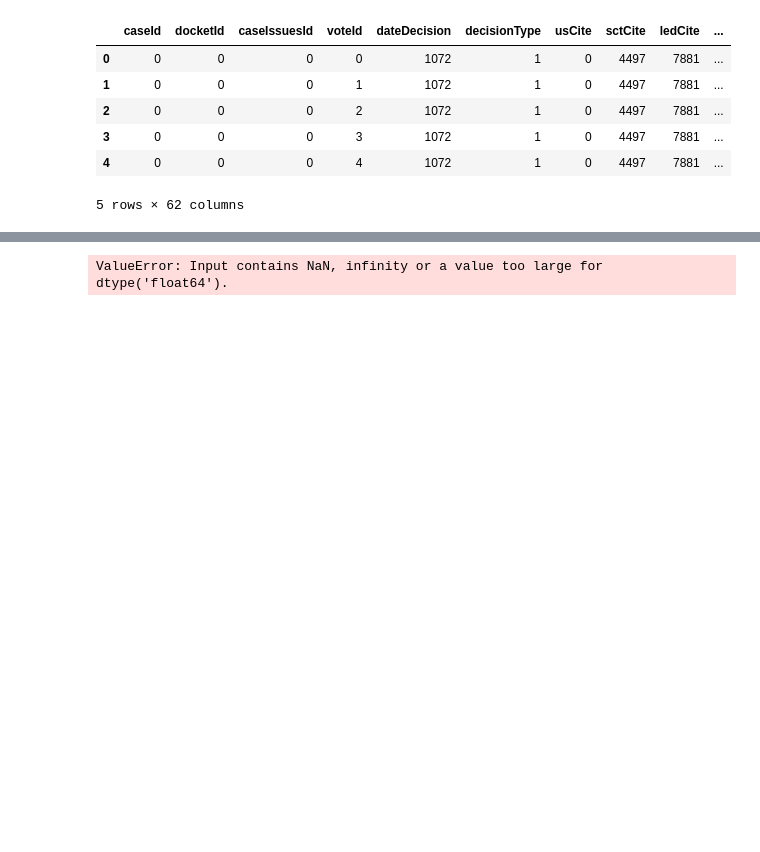
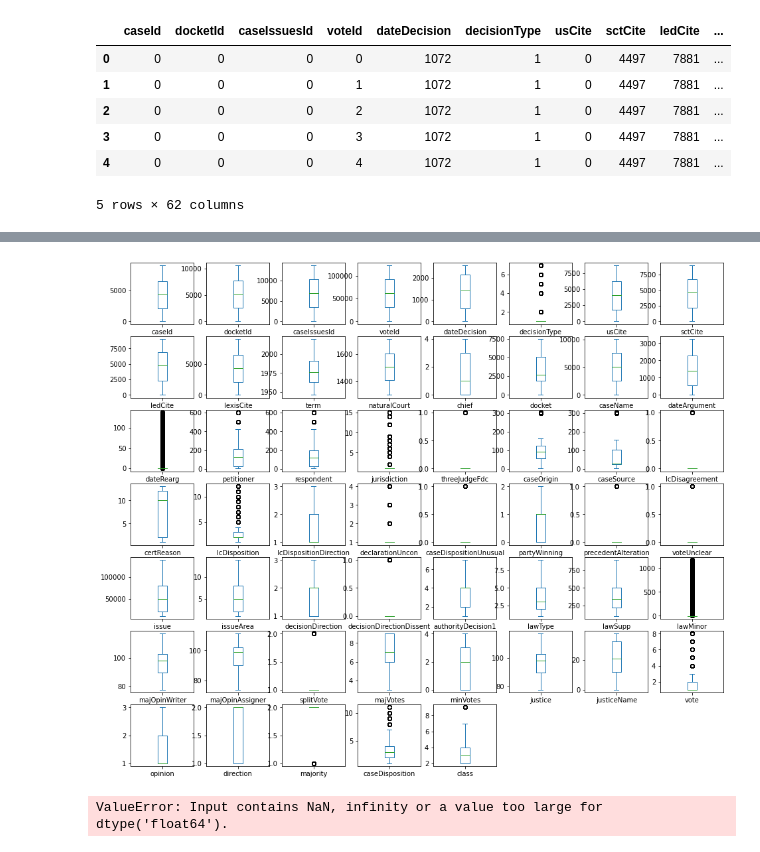
Before and after one commit to BeeBooBap/bbk-project, a Jupyter notebook: data-analysis.ipynb, the cells around one changed output, grey strips where cells are left out. Cells and saved outputs as stored; diff of their text form; code cells hidden in the pictures; blank space fills up the shorter version.

Commit message:
Box plots to determine data skew for imputation

```diff
--- a/data-analysis.ipynb
+++ b/data-analysis.ipynb
@@ -153,10 +153,8 @@ newData.head()
 | 4 | 0 | 0 | 0 | 4 | 1072 | 1 | 0 | 4497 | 7881 | ... |
 5 rows × 62 columns
 # %%
-# Sorting null values
+# Sorting null values and dropping those with a high null count
 
 for col in newData.columns:
     if newData[col].isnull().sum() > 30000:
-        print(col)
-
-#print(newData.isnull().sum().sort_values(ascending=False))
+        newData.drop(col, axis=1, inplace=True)
@@ -173,3 +187,8 @@ secondAgreement
+# %%
+newData.plot(kind='box', subplots=True, layout=(8, 8), sharex=False, figsize=(16, 16), sharey=False)
+plt.show()
+# %% [output]
+[figure, added]
 # %%
 # Balancing new classes
 from sklearn.model_selection import train_test_split
```
Also changed, not shown: parts of 3 cells of this notebook.
